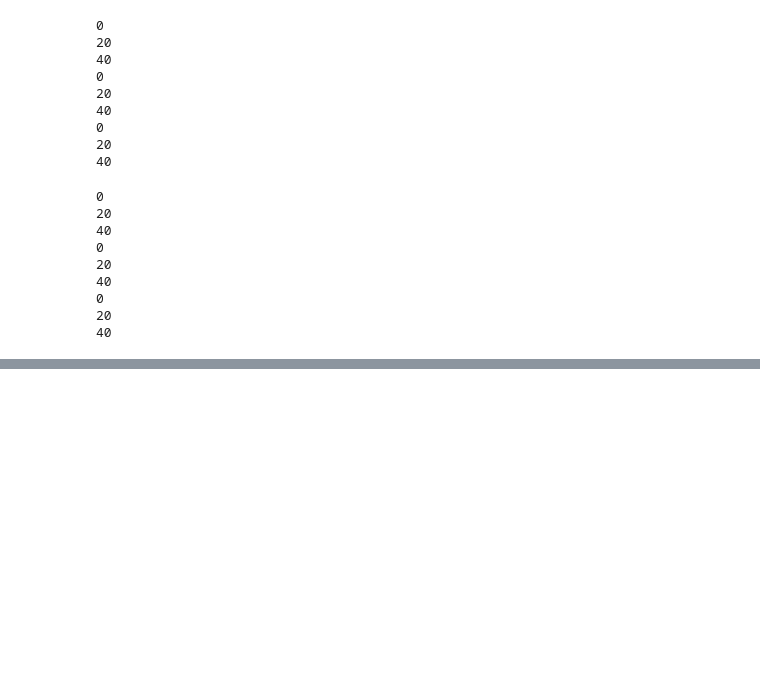
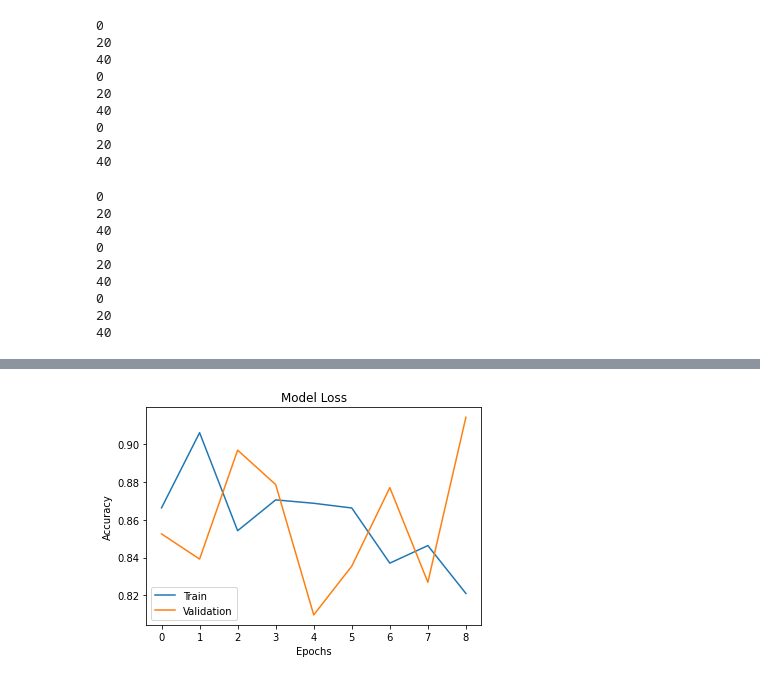
Before and after one commit to vikpy/LearningDeepLearning, a Jupyter notebook: Assignment_5_flowing_the_image_data.ipynb, the cells around one changed output, grey strips where cells are left out. Saved outputs shown, nothing was run; the diff lists cells and outputs as text; code cells hidden in the pictures; blank space fills up the shorter version.

```diff
--- a/Assignment_5_flowing_the_image_data.ipynb
+++ b/Assignment_5_flowing_the_image_data.ipynb
@@ -163,0 +331,11 @@ data_test.to_csv("original_test.csv",index=False)
+# %%
+import matplotlib.pyplot as plt
+plt.plot(model.history.history["loss"])
+plt.plot(model.history.history["val_loss"])
+plt.title("Model Loss")
+plt.ylabel("Accuracy")
+plt.xlabel("Epochs")
+plt.legend(["Train", "Validation"], loc="best")
+plt.show()
+# %% [output]
+[figure, added]
```
Also changed, not shown: parts of 9 cells of this notebook.
